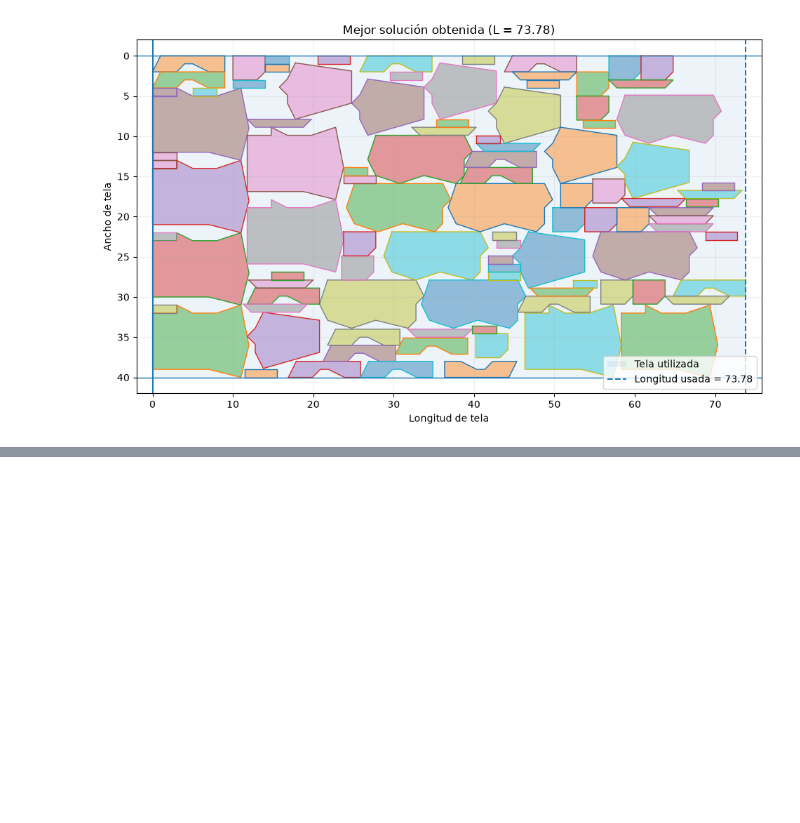
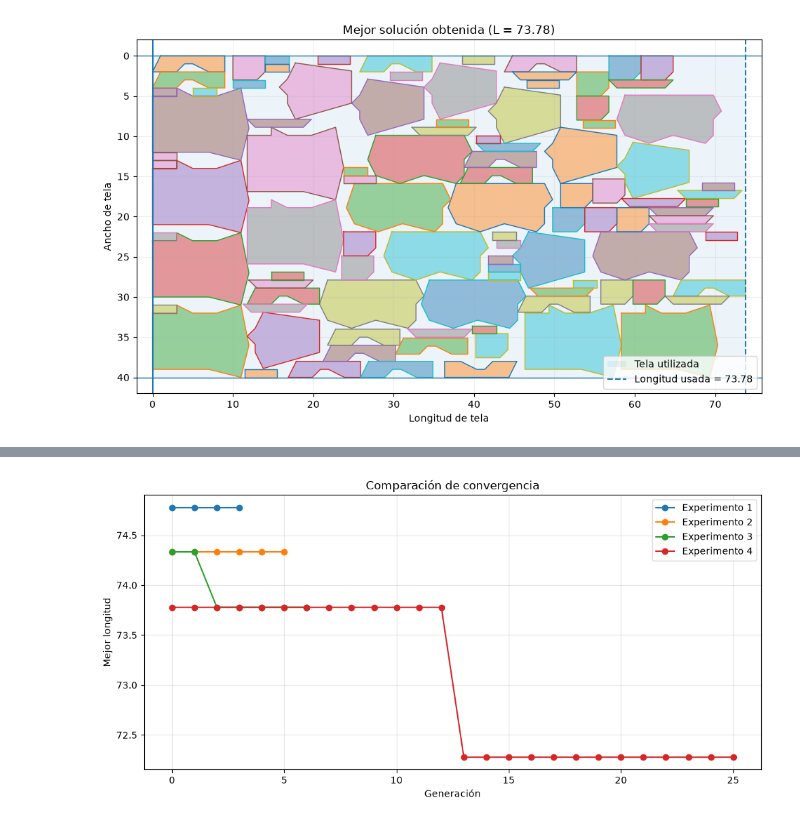
Before and after one commit to Gabriela-Sol/ae-nesting, a Jupyter notebook: notebooks/02_experimentos_ga.ipynb, the cells around one changed output, grey strips where cells are left out. Saved outputs shown, nothing was run; the diff lists cells and outputs as text; code cells hidden in the pictures; blank space fills up the shorter version.

```diff
--- a/notebooks/02_experimentos_ga.ipynb
+++ b/notebooks/02_experimentos_ga.ipynb
@@ -2820,0 +3485,58 @@ with open(
+# %%
+fig, ax = plt.subplots(
+    figsize=(10, 5)
+)
+
+for history_df, label in [
+    (
+        experiment_1_history_df,
+        "Experimento 1",
+    ),
+    (
+        experiment_2_history_df,
+        "Experimento 2",
+    ),
+    (
+        experiment_3_history_df,
+        "Experimento 3",
+    ),
+    (
+        experiment_4_history_df,
+        "Experimento 4",
+    ),
+]:
+
+    ax.plot(
+        history_df["generation"],
+        history_df["best"],
+        marker="o",
+        label=label,
+    )
+
+ax.set_xlabel(
+    "Generación"
+)
+
+ax.set_ylabel(
+    "Mejor longitud"
+)
+
+ax.set_title(
+    "Comparación de convergencia"
+)
+
+ax.grid(alpha=0.3)
+ax.legend()
+
+plt.tight_layout()
+
+fig.savefig(
+    FIGURES_DIR
+    / "experiments_convergence_comparison.png",
+    dpi=300,
+    bbox_inches="tight",
+)
+
+plt.show()
+# %% [output]
+[figure, added]
```
Also changed, not shown: parts of 42 cells of this notebook, 9 other files.
